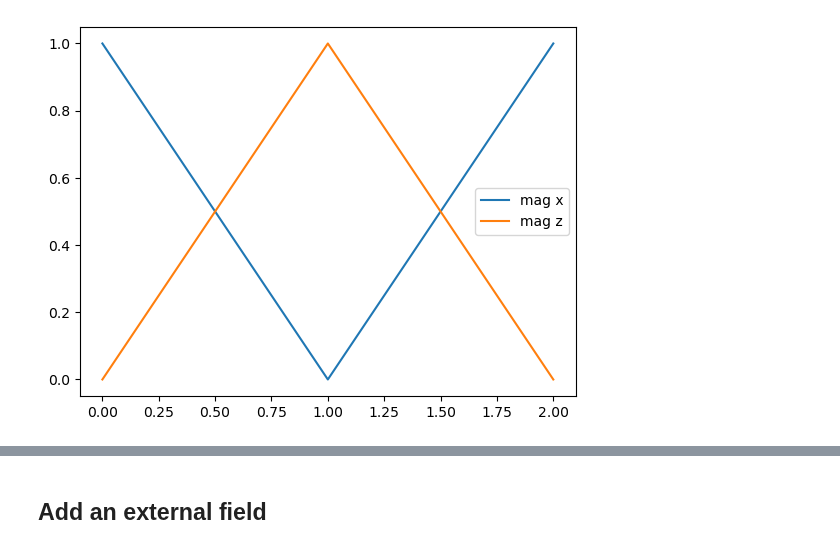
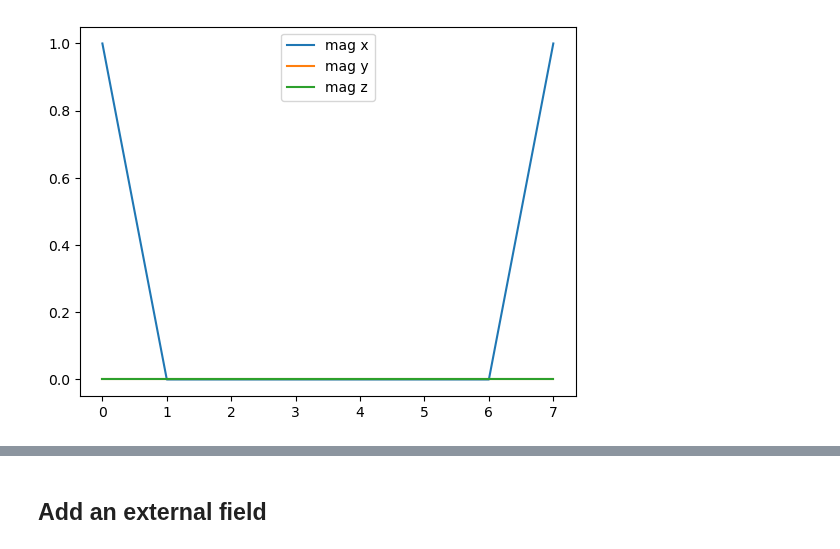
Before and after one commit to Fradm98/qs-mps, a Jupyter notebook: src/qs_mps/applications/CLUSTER/exact_diag.ipynb, the cells around one changed output, grey strips where cells are left out. Cells and saved outputs as stored; diff of their text form; code cells hidden in the pictures.

```diff
--- a/src/qs_mps/applications/CLUSTER/exact_diag.ipynb
+++ b/src/qs_mps/applications/CLUSTER/exact_diag.ipynb
@@ -7,8 +7,8 @@ import matplotlib as mpl
 from qs_mps.sparse_hamiltonians_and_operators import *
 from qs_mps.mps_class import MPS
 # %%
-L = 3
-H_xzx = sparse_cluster_hamiltonian(J=1,h_t=0,L=L)
+L = 8
+H_xzx = sparse_cluster_hamiltonian(J=1,h_t=0,L=L, eps=1e-7)
 # %%
 e, v = diagonalization(H_xzx, sparse=False)
 print(e)
@@ -17,15 +33,19 @@ print(e)
 # %%
 psi = v[:,0]
 mag_x = []
+mag_y = []
 mag_z = []
 for i in range(L):
     mag = (psi.conjugate() @ (sparse_pauli_x(n=i, L=L)) @ psi).real
     mag_x.append(mag)
+    mag = (psi.conjugate() @ (sparse_pauli_y(n=i, L=L)) @ psi).real
+    mag_y.append(mag)
     mag = (psi.conjugate() @ (sparse_pauli_z(n=i, L=L)) @ psi).real
     mag_z.append(mag)
 plt.plot(mag_x,label="mag x")
+plt.plot(mag_y,label="mag y")
 plt.plot(mag_z,label="mag z")
 plt.legend()
 plt.show()
 # %% [output]
-[figure, old version]
+[figure, new version]
```
Also changed, not shown: parts of 14 cells of this notebook, 5 other files.
